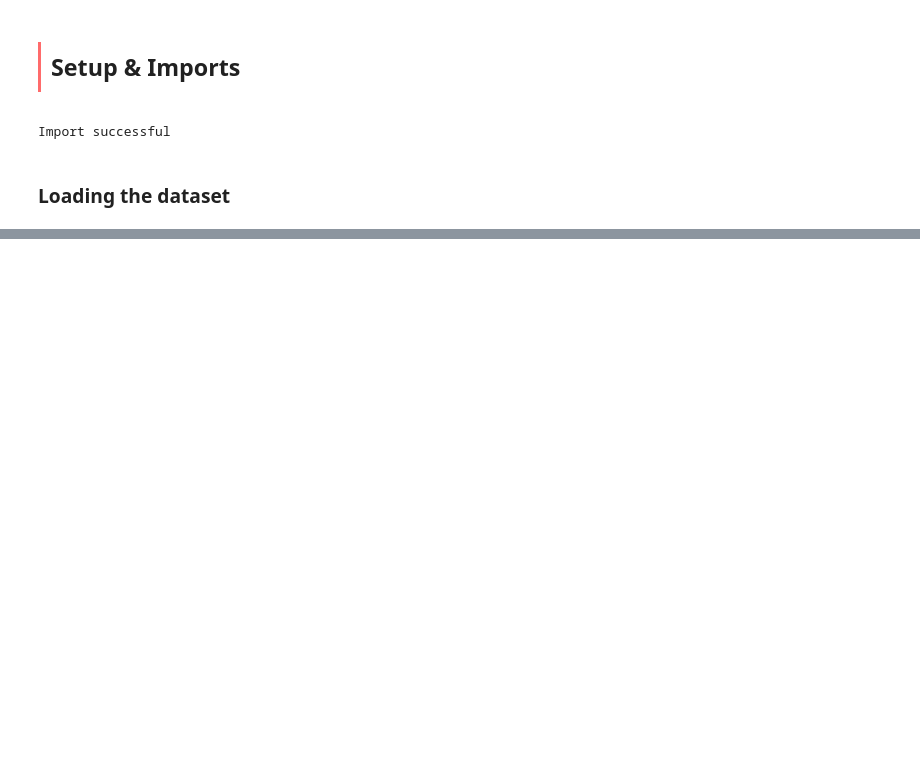
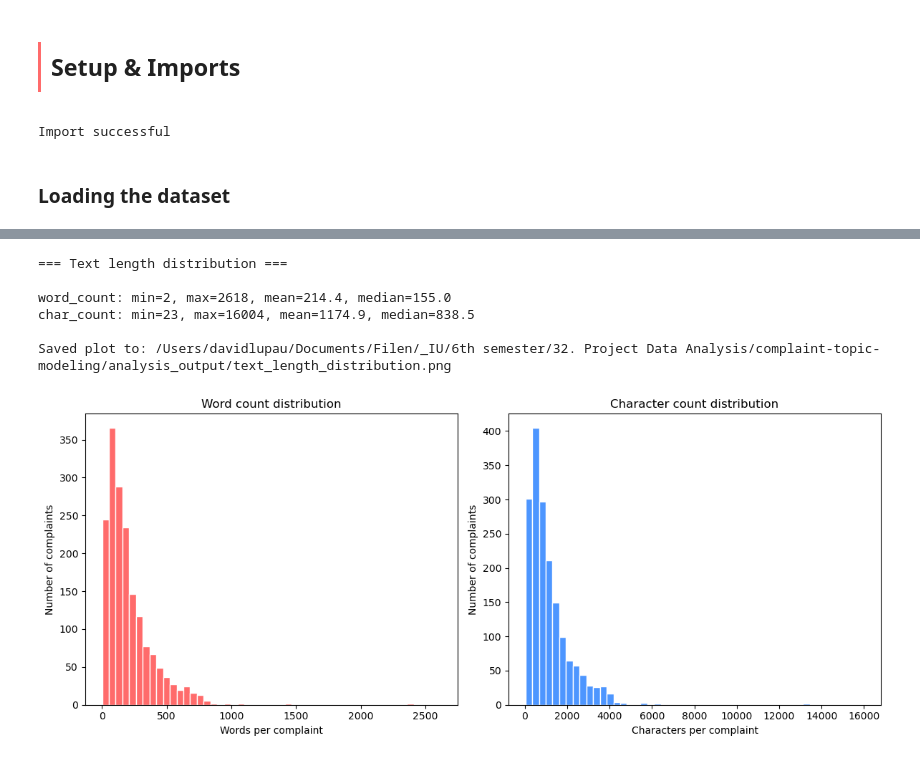
Before and after one commit to davidlupau/complaint-topic-modeling, a Jupyter notebook: notebooks/01_eda.ipynb, the cells around one changed output, grey strips where cells are left out. Cells and saved outputs as stored; diff of their text form; code cells hidden in the pictures; blank space fills up the shorter version.

```diff
--- a/notebooks/01_eda.ipynb
+++ b/notebooks/01_eda.ipynb
@@ -17,11 +26,5 @@ Import successful
 # %% [markdown]
 ### Loading the dataset
 # %%
-PROJECT_ROOT = next(
-    p for p in [Path.cwd(), *Path.cwd().parents]
-    if (p / "data").is_dir()
-)
-
-df = pd.read_csv(PROJECT_ROOT / "data" / "Customer_Complaints_Sentiment_and_Priority_Dataset.csv")
-print("Dataset loaded successfully")
+df = load_dataset("Customer_Complaints_Sentiment_and_Priority_Dataset.csv")
 # %% [output]
@@ -30,0 +115,14 @@ Dataset loaded successfully
+# %%
+import matplotlib.pyplot as plt
+from data_exploration import check_text_length
+
+lengths = check_text_length(df)
+plt.show()
+# %% [output]
+=== Text length distribution ===
+
+word_count: min=2, max=2618, mean=214.4, median=155.0
+char_count: min=23, max=16004, mean=1174.9, median=838.5
+
+Saved plot to: /Users/davidlupau/Documents/Filen/_IU/6th semester/32. Project Data Analysis/complaint-topic-modeling/analysis_output/text_length_distribution.png
+[figure, added]
```
Also changed, not shown: parts of 26 cells of this notebook, 7 other files.
